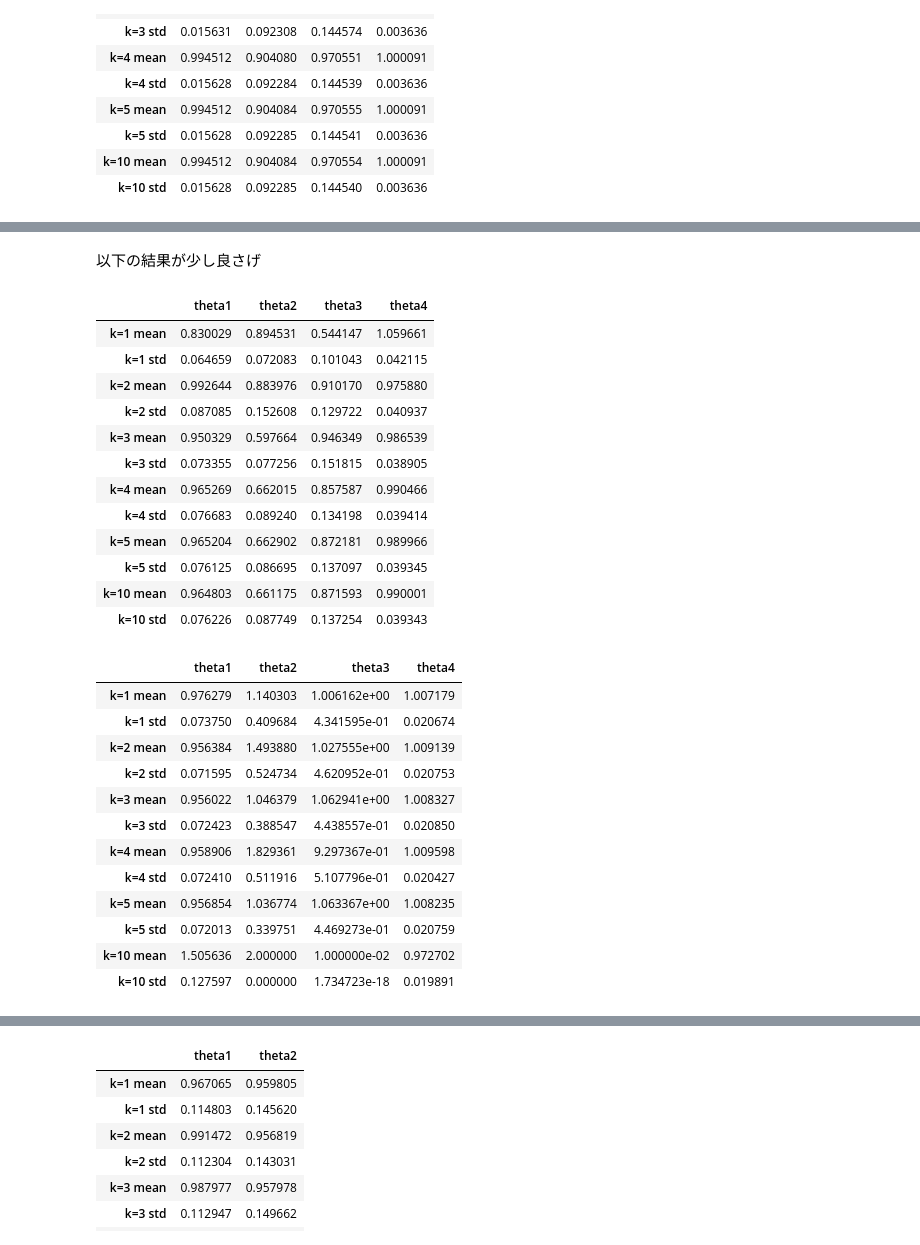
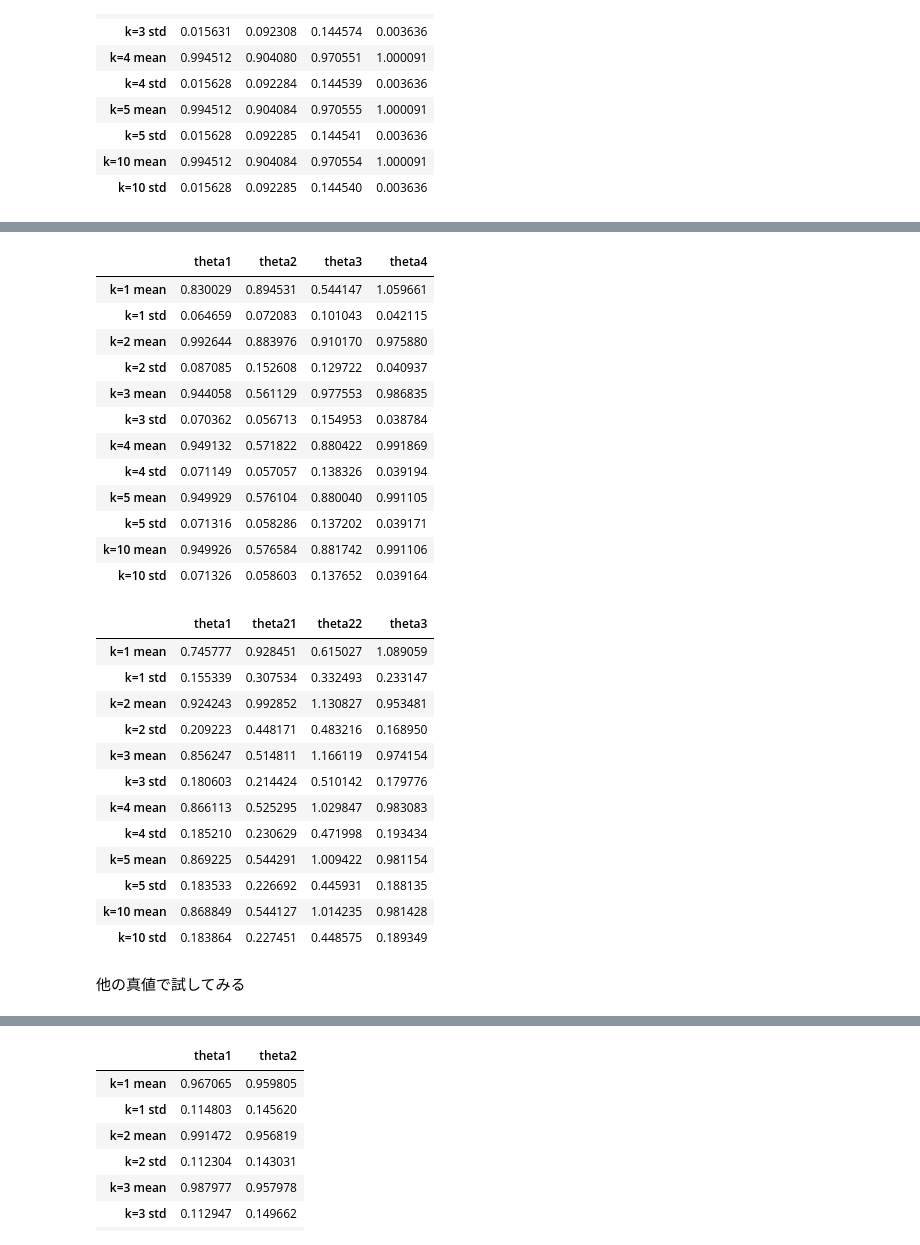
Before and after one commit to sht-yn/degenerate-diffusion, a Jupyter notebook: degenerate_simulation.ipynb, the cells around one changed output, grey strips where cells are left out. Drawn from its saved outputs; the diff is of its cells as text; code cells hidden in the pictures.

```diff
--- a/degenerate_simulation.ipynb
+++ b/degenerate_simulation.ipynb
@@ -61,15 +61,16 @@ def linear_Z(theta, t_max, dt, seed):
     # Z_t をループなしで計算
     Z_t = np.einsum('ijk,ik->ij', exp_A_t, cumulative_integral)
 
-    return Z_t.T
+    return np.real(Z_t.T)
+
 
 # 使用例
-theta = [1,5,1,1]
-t_max = 1000.0  # 最大時間の例
+theta = [1,1.5,0,1]
+t_max = 10000.0  # 最大時間の例
 dt = 0.001  # タイムステップの例
 seed = 0  # ランダムシードの例
 
-Z_t = linear_Z([1,1,1,1], t_max, dt, 2)
+Z_t = linear_Z(theta, t_max, dt, 2)
 # Z_tの形を(N+1, 2)に変更
 plt.plot(np.linspace(0, t_max, int(t_max/dt)+1),Z_t[0])
 plt.plot(np.linspace(0, t_max, int(t_max/dt)+1),Z_t[1])
@@ -147,13 +214,12 @@ def calculate_d_e(s):
     for k in range(1, k0 + 1):
         p_idx, q_idx ,r_idx= np.meshgrid(np.arange(k), np.arange(k),np.arange(k), indexing='ij')
         valid_indices = (p_idx+q_idx+r_idx == k-1)
-        factorial_k = scipy.special.factorial(k -1)
 
         p_valid = p_idx[valid_indices]
         q_valid = q_idx[valid_indices]
         r_valid = r_idx[valid_indices]
 
-        comb_factor = 1/ (k*scipy.special.factorial(p_valid) * scipy.special.factorial(q_valid) * scipy.special.factorial(r_valid))
+        comb_factor = 1/ (k *scipy.special.factorial(p_valid) * scipy.special.factorial(q_valid) * scipy.special.factorial(r_valid))
 
         d[k] =  -np.einsum('n,nij,njk,nkl->il', comb_factor,d[p_valid], s[q_valid + 1], d[r_valid])
 
@@ -165,7 +231,7 @@ def calculate_d_e(s):
         p_valid = p_idx[valid_indices]
         q_valid = q_idx[valid_indices]
 
-        comb_factor = 1 / (k* scipy.special.factorial(p_valid))
+        comb_factor = 1 / (k* scipy.special.factorial(p_valid) * scipy.special.factorial(q_valid))
         e[k] = -np.einsum('n,nij,nij->', comb_factor, d[p_valid + 1], s[q_valid])
 
     return d, e
@@ -380,5 +446,3 @@ df
-# %% [markdown]
-以下の結果が少し良さげ
 # %%
 theta = [1,1,1,1]
 t_max = 100.0  # 最大時間の例
@@ -400,7 +464,7 @@ for seed in tqdm.tqdm(range(10)):
     result3 = scipy.optimize.minimize(lambda theta: -QL(Z,theta,3,h),[0.5,0.5,0.5,0.5],bounds = bounds,method = 'L-BFGS-B')
     result4 = scipy.optimize.minimize(lambda theta: -QL(Z,theta,4,h),[0.5,0.5,0.5,0.5],bounds = bounds,method = 'L-BFGS-B')
     result5 = scipy.optimize.minimize(lambda theta: -QL(Z,theta,5,h),[0.5,0.5,0.5,0.5],bounds = bounds,method = 'L-BFGS-B')
-    result10 = scipy.optimize.minimize(lambda theta: -QL(Z,theta,100,h),[0.5,0.5,0.5,0.5],bounds = bounds,method = 'L-BFGS-B')
+    result10 = scipy.optimize.minimize(lambda theta: -QL(Z,theta,10,h),[0.5,0.5,0.5,0.5],bounds = bounds,method = 'L-BFGS-B')
     results1.append(result1.x)
     results2.append(result2.x)
     results3.append(result3.x)
@@ -428,19 +492,19 @@ df
 | k=1 std | 0.064659 | 0.072083 | 0.101043 | 0.042115 |
 | k=2 mean | 0.992644 | 0.883976 | 0.910170 | 0.975880 |
 | k=2 std | 0.087085 | 0.152608 | 0.129722 | 0.040937 |
-| k=3 mean | 0.950329 | 0.597664 | 0.946349 | 0.986539 |
-| k=3 std | 0.073355 | 0.077256 | 0.151815 | 0.038905 |
-| k=4 mean | 0.965269 | 0.662015 | 0.857587 | 0.990466 |
-| k=4 std | 0.076683 | 0.089240 | 0.134198 | 0.039414 |
-| k=5 mean | 0.965204 | 0.662902 | 0.872181 | 0.989966 |
-| k=5 std | 0.076125 | 0.086695 | 0.137097 | 0.039345 |
-| k=10 mean | 0.964803 | 0.661175 | 0.871593 | 0.990001 |
-| k=10 std | 0.076226 | 0.087749 | 0.137254 | 0.039343 |
+| k=3 mean | 0.944058 | 0.561129 | 0.977553 | 0.986835 |
+| k=3 std | 0.070362 | 0.056713 | 0.154953 | 0.038784 |
+| k=4 mean | 0.949132 | 0.571822 | 0.880422 | 0.991869 |
+| k=4 std | 0.071149 | 0.057057 | 0.138326 | 0.039194 |
+| k=5 mean | 0.949929 | 0.576104 | 0.880040 | 0.991105 |
+| k=5 std | 0.071316 | 0.058286 | 0.137202 | 0.039171 |
+| k=10 mean | 0.949926 | 0.576584 | 0.881742 | 0.991106 |
+| k=10 std | 0.071326 | 0.058603 | 0.137652 | 0.039164 |
 # %%
 theta = [1,1,1,1]
 t_max = 10.0  # 最大時間の例
 dt = 0.0001
-h = 0.1
+h = 0.99
 # bounds = scipy.optimize.Bounds([10**(-4),10**(-4),10**(-4),10**(-4)],[10,10,10,10])
 bounds = scipy.optimize.Bounds([10**(-2),10**(-2),10**(-2),10**(-2)],[2,2,2,2])
 results1 = []
@@ -449,47 +513,49 @@ results3 = []
 results4 = []
 results5 = []
 results10 = []
-for seed in tqdm.tqdm(range(10)):
+for seed in tqdm.tqdm(range(100)):
     Z_t = linear_Z(theta, t_max, dt, seed)
     Z = Z_t[:,::int(h/dt)]
     result1 = scipy.optimize.minimize(lambda theta: -QL(Z,theta,1,h),[0.5,0.5,0.5,0.5],bounds = bounds,method = 'L-BFGS-B')
     result2 = scipy.optimize.minimize(lambda theta: -QL(Z,theta,2,h),[0.5,0.5,0.5,0.5],bounds = bounds,method = 'L-BFGS-B')
     result3 = scipy.optimize.minimize(lambda theta: -QL(Z,theta,3,h),[0.5,0.5,0.5,0.5],bounds = bounds,method = 'L-BFGS-B')
     result4 = scipy.optimize.minimize(lambda theta: -QL(Z,theta,4,h),[0.5,0.5,0.5,0.5],bounds = bounds,method = 'L-BFGS-B')
     result5 = scipy.optimize.minimize(lambda theta: -QL(Z,theta,5,h),[0.5,0.5,0.5,0.5],bounds = bounds,method = 'L-BFGS-B')
     result10 = scipy.optimize.minimize(lambda theta: -QL(Z,theta,10,h),[0.5,0.5,0.5,0.5],bounds = bounds,method = 'L-BFGS-B')
     results1.append(result1.x)
     results2.append(result2.x)
     results3.append(result3.x)
     results4.append(result4.x)
     results5.append(result5.x)
     results10.append(result10.x)
 results1 = np.array(results1)
 results2 = np.array(results2)
 results3 = np.array(results3)
 results4 = np.array(results4)
 results5 = np.array(results5)
 results10 = np.array(results10)
 
 #resultの平均，標準偏差を表にして表示，インデックスがk，カラムがtheta
 import pandas as pd
 df = pd.DataFrame(np.vstack([np.mean(results1,axis = 0),np.std(results1,axis = 0),np.mean(results2,axis = 0),np.std(results2,axis = 0),np.mean(results3,axis = 0),np.std(results3,axis = 0),np.mean(results4,axis = 0),np.std(results4,axis = 0),np.mean(results5,axis = 0),np.std(results5,axis = 0),np.mean(results10,axis = 0),np.std(results10,axis = 0)]).T)
 df.columns = ['k=1 mean','k=1 std','k=2 mean','k=2 std','k=3 mean','k=3 std','k=4 mean','k=4 std','k=5 mean','k=5 std','k=10 mean','k=10 std']
 df.index = ['theta1','theta21','theta22','theta3']
 df = df.T
 # df.to_csv('nh100h001_M.csv')
 df
 # %% [output]
-|  | theta1 | theta2 | theta3 | theta4 |
-| k=1 mean | 0.976279 | 1.140303 | 1.006162e+00 | 1.007179 |
-| k=1 std | 0.073750 | 0.409684 | 4.341595e-01 | 0.020674 |
-| k=2 mean | 0.956384 | 1.493880 | 1.027555e+00 | 1.009139 |
-| k=2 std | 0.071595 | 0.524734 | 4.620952e-01 | 0.020753 |
-| k=3 mean | 0.956022 | 1.046379 | 1.062941e+00 | 1.008327 |
-| k=3 std | 0.072423 | 0.388547 | 4.438557e-01 | 0.020850 |
-| k=4 mean | 0.958906 | 1.829361 | 9.297367e-01 | 1.009598 |
-| k=4 std | 0.072410 | 0.511916 | 5.107796e-01 | 0.020427 |
-| k=5 mean | 0.956854 | 1.036774 | 1.063367e+00 | 1.008235 |
-| k=5 std | 0.072013 | 0.339751 | 4.469273e-01 | 0.020759 |
-| k=10 mean | 1.505636 | 2.000000 | 1.000000e-02 | 0.972702 |
-| k=10 std | 0.127597 | 0.000000 | 1.734723e-18 | 0.019891 |
+|  | theta1 | theta21 | theta22 | theta3 |
+| k=1 mean | 0.745777 | 0.928451 | 0.615027 | 1.089059 |
+| k=1 std | 0.155339 | 0.307534 | 0.332493 | 0.233147 |
+| k=2 mean | 0.924243 | 0.992852 | 1.130827 | 0.953481 |
+| k=2 std | 0.209223 | 0.448171 | 0.483216 | 0.168950 |
+| k=3 mean | 0.856247 | 0.514811 | 1.166119 | 0.974154 |
+| k=3 std | 0.180603 | 0.214424 | 0.510142 | 0.179776 |
+| k=4 mean | 0.866113 | 0.525295 | 1.029847 | 0.983083 |
+| k=4 std | 0.185210 | 0.230629 | 0.471998 | 0.193434 |
+| k=5 mean | 0.869225 | 0.544291 | 1.009422 | 0.981154 |
+| k=5 std | 0.183533 | 0.226692 | 0.445931 | 0.188135 |
+| k=10 mean | 0.868849 | 0.544127 | 1.014235 | 0.981428 |
+| k=10 std | 0.183864 | 0.227451 | 0.448575 | 0.189349 |
+# %% [markdown]
+他の真値で試してみる
```
Also changed, not shown: parts of 19 cells of this notebook, 16 other files.
